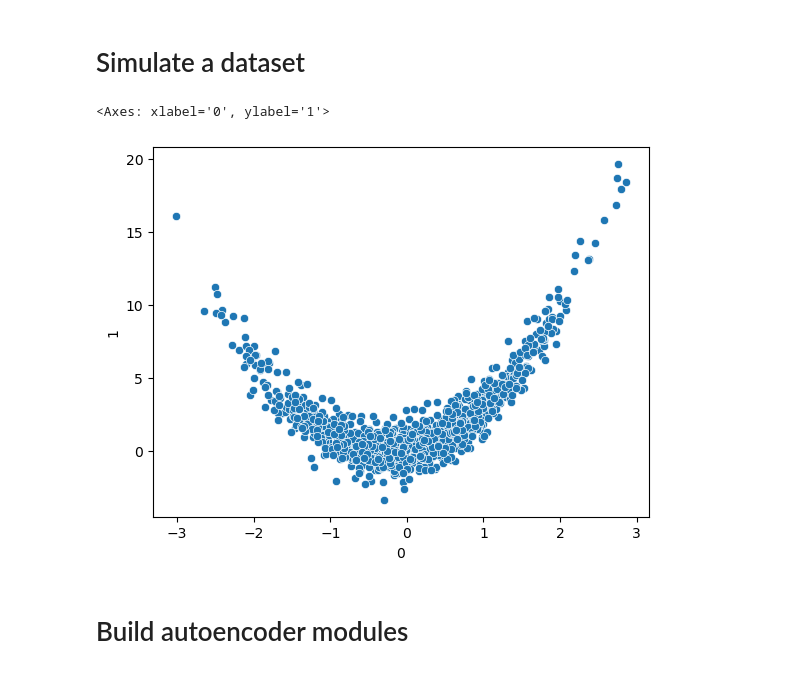
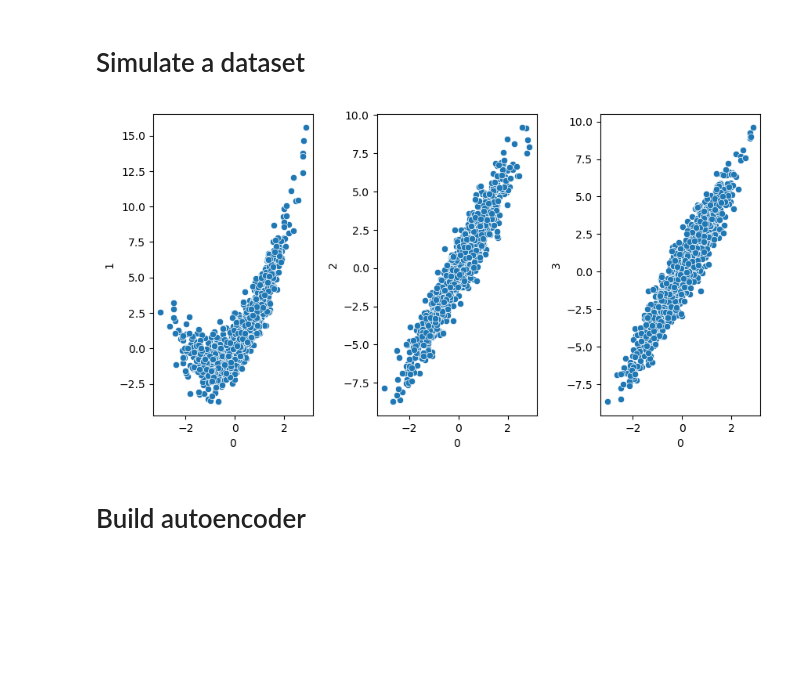
Before and after one commit to cjc77/pytorch-self-study, a Jupyter notebook: notebooks_AEs/simple_ae.ipynb, the cells around one changed output. Saved outputs shown, nothing was run; the diff lists cells and outputs as text; code cells hidden in the pictures; blank space fills up the shorter version.

Commit message:
Updated AE example so data generation is more sensible.

```diff
--- a/notebooks_AEs/simple_ae.ipynb
+++ b/notebooks_AEs/simple_ae.ipynb
@@ -24,18 +24,24 @@ def noisy_polynomial(x):
     return np.power(x, a) + np.power(x, b) + x + c
 # %%
 for _ in range(d - x.shape[1]):
-    # All added columns are dependent on one other column
-    dep_col = np.random.choice(range(0, d-x.shape[1]))
-    x = np.column_stack((x, noisy_polynomial(x[:,dep_col])))
+    # All added columns are dependent on the first column
+    x = np.column_stack((x, noisy_polynomial(x[:,0])))
 # %%
 x_df = pd.DataFrame(x[1:1000], columns=[str(c) for c in range(x.shape[1])])
-# %%
-sns.scatterplot(data=x_df, x="0", y="1")
-# %% [output]
-<Axes: xlabel='0', ylabel='1'>
-[figure, removed]
+# %%
+fig = plt.figure(figsize=(10, 5))
+fig.subplots_adjust(hspace=0.4, wspace=0.4)
+ax = fig.add_subplot(1, 3, 1)
+sns.scatterplot(x_df, x="0", y="1")
+ax = fig.add_subplot(1, 3, 2)
+sns.scatterplot(x_df, x="0", y="2")
+ax = fig.add_subplot(1, 3, 3)
+sns.scatterplot(x_df, x="0", y="3")
+plt.show()
+# %% [output]
+[figure, added]
 # %% [markdown]
-# Build autoencoder modules
+# Build autoencoder
 # %%
 class AE(torch.nn.Module):
 
```
Also changed, not shown: parts of 6 cells of this notebook, 1 other file.
